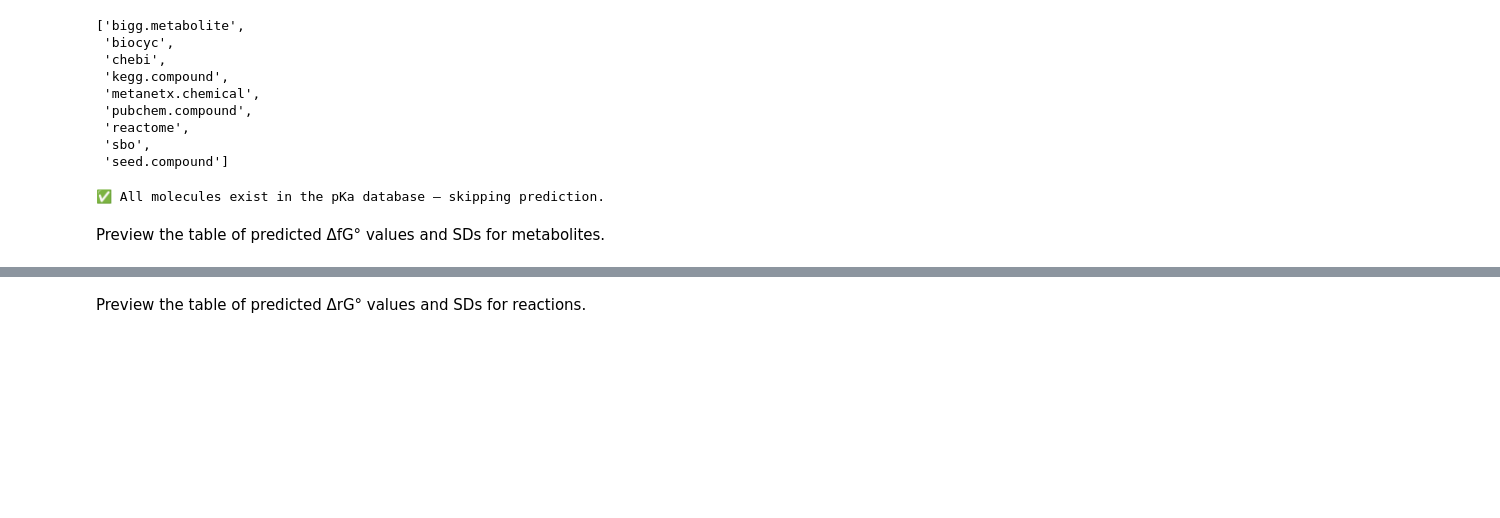
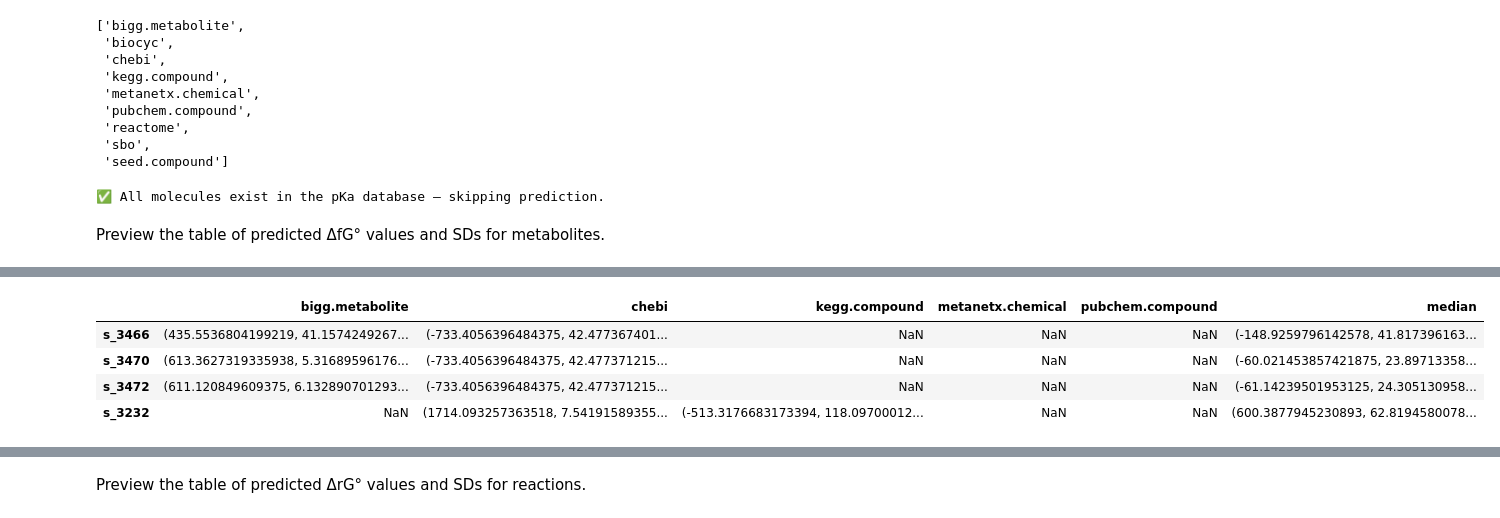
Before and after one commit to Jie-Z-159/ThermoInfer, a Jupyter notebook: example/workflow_yeast.ipynb, the cells around one changed output, grey strips where cells are left out. Cells and saved outputs as stored; diff of their text form; code cells hidden in the pictures; blank space fills up the shorter version.

```diff
--- a/example/workflow_yeast.ipynb
+++ b/example/workflow_yeast.ipynb
@@ -139,3 +149,16 @@ Preview the table of predicted ΔfG° values and SDs for metabolites.
+# %%
+met_ids = ('s_3466',
+    's_3470', 's_3472',
+    's_3232'
+)
+
+Met_df.loc[list(met_ids)]
+# %% [output]
+|  | bigg.metabolite | chebi | kegg.compound | metanetx.chemical | pubchem.compound | median |
+| s_3466 | (435.5536804199219, 41.1574249267... | (-733.4056396484375, 42.477367401... | NaN | NaN | NaN | (-148.9259796142578, 41.817396163... |
+| s_3470 | (613.3627319335938, 5.31689596176... | (-733.4056396484375, 42.477371215... | NaN | NaN | NaN | (-60.021453857421875, 23.89713358... |
+| s_3472 | (611.120849609375, 6.132890701293... | (-733.4056396484375, 42.477371215... | NaN | NaN | NaN | (-61.14239501953125, 24.305130958... |
+| s_3232 | NaN | (1714.093257363518, 7.54191589355... | (-513.3176683173394, 118.09700012... | NaN | NaN | (600.3877945230893, 62.8194580078... |
 # %%
 Met_df.head()
 # %% [output]
```
Also changed, not shown: parts of 11 cells of this notebook, 16 other files.
